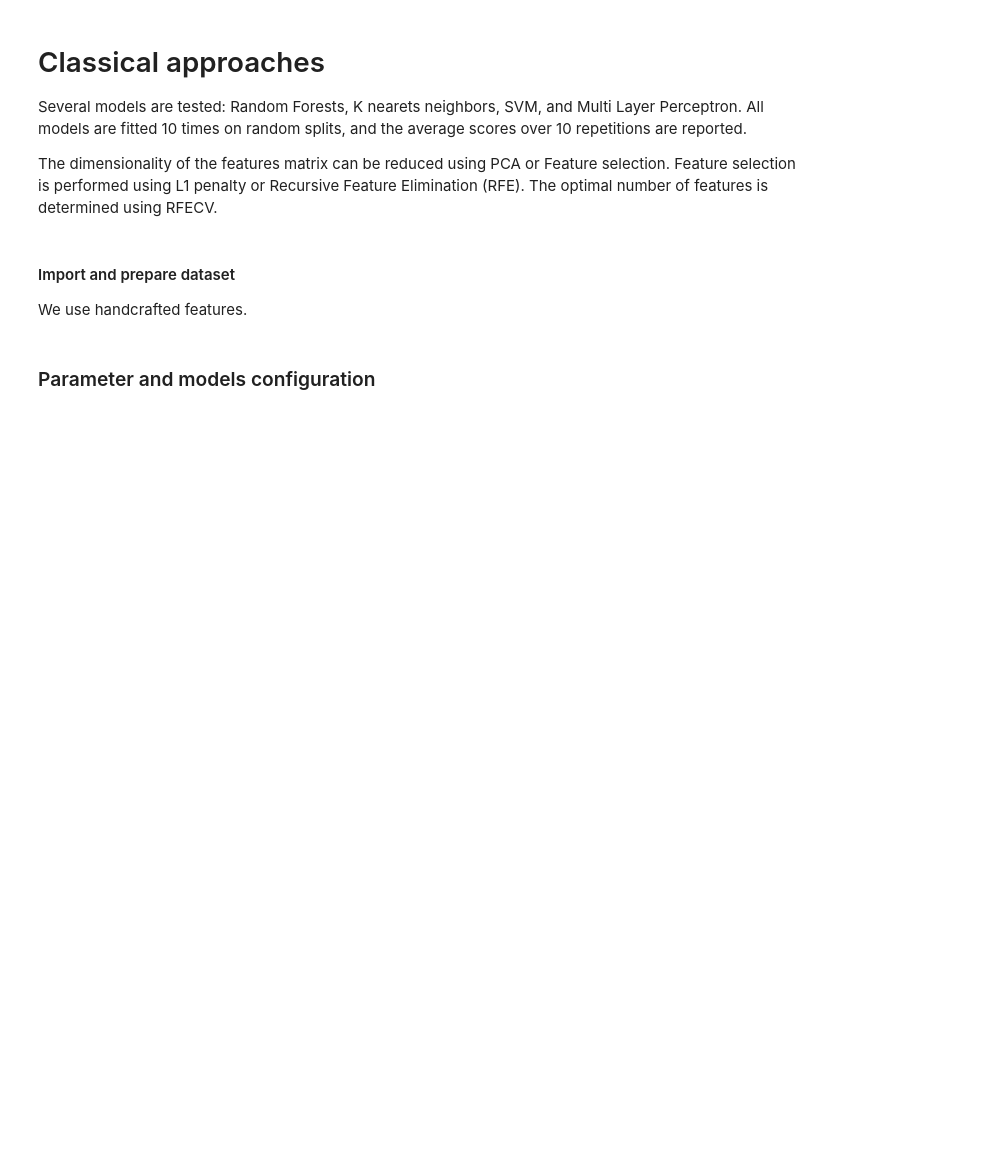
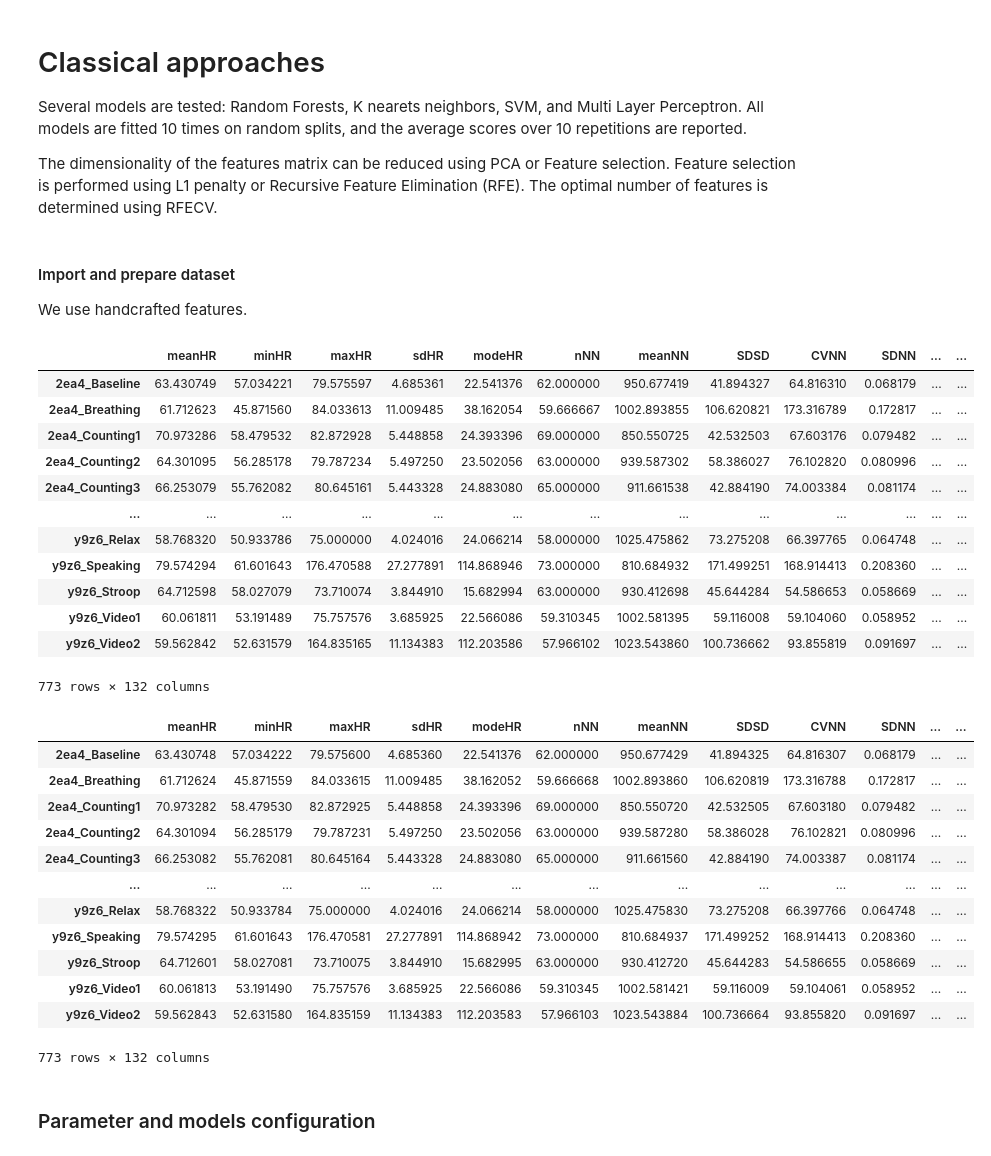
Before and after one commit to sergiodl-ubi/stressID, a Jupyter notebook: Classification/classification_physio.ipynb, the cells around one changed output. Saved outputs shown, nothing was run; the diff lists cells and outputs as text; code cells hidden in the pictures; blank space fills up the shorter version.

```diff
--- a/Classification/classification_physio.ipynb
+++ b/Classification/classification_physio.ipynb
@@ -106,7 +147,37 @@ The dimensionality of the features matrix can be reduced using PCA or Feature se
 We use handcrafted features.
 # %%
 X = pd.read_csv(f"{BASE_PATH}/{FEATURES_FILENAME}", sep=FEATURES_SEPARATOR, header=0, index_col=0)
-X
+display(X)
+for col in X.columns:
+    X[col] = X[col].astype(np.float32)
+display(X)
+# %% [output]
+|  | meanHR | minHR | maxHR | sdHR | modeHR | nNN | meanNN | SDSD | CVNN | SDNN | ... | ... |
+| 2ea4_Baseline | 63.430749 | 57.034221 | 79.575597 | 4.685361 | 22.541376 | 62.000000 | 950.677419 | 41.894327 | 64.816310 | 0.068179 | ... | ... |
+| 2ea4_Breathing | 61.712623 | 45.871560 | 84.033613 | 11.009485 | 38.162054 | 59.666667 | 1002.893855 | 106.620821 | 173.316789 | 0.172817 | ... | ... |
+| 2ea4_Counting1 | 70.973286 | 58.479532 | 82.872928 | 5.448858 | 24.393396 | 69.000000 | 850.550725 | 42.532503 | 67.603176 | 0.079482 | ... | ... |
+| 2ea4_Counting2 | 64.301095 | 56.285178 | 79.787234 | 5.497250 | 23.502056 | 63.000000 | 939.587302 | 58.386027 | 76.102820 | 0.080996 | ... | ... |
+| 2ea4_Counting3 | 66.253079 | 55.762082 | 80.645161 | 5.443328 | 24.883080 | 65.000000 | 911.661538 | 42.884190 | 74.003384 | 0.081174 | ... | ... |
+| ... | ... | ... | ... | ... | ... | ... | ... | ... | ... | ... | ... | ... |
+| y9z6_Relax | 58.768320 | 50.933786 | 75.000000 | 4.024016 | 24.066214 | 58.000000 | 1025.475862 | 73.275208 | 66.397765 | 0.064748 | ... | ... |
+| y9z6_Speaking | 79.574294 | 61.601643 | 176.470588 | 27.277891 | 114.868946 | 73.000000 | 810.684932 | 171.499251 | 168.914413 | 0.208360 | ... | ... |
+| y9z6_Stroop | 64.712598 | 58.027079 | 73.710074 | 3.844910 | 15.682994 | 63.000000 | 930.412698 | 45.644284 | 54.586653 | 0.058669 | ... | ... |
+| y9z6_Video1 | 60.061811 | 53.191489 | 75.757576 | 3.685925 | 22.566086 | 59.310345 | 1002.581395 | 59.116008 | 59.104060 | 0.058952 | ... | ... |
+| y9z6_Video2 | 59.562842 | 52.631579 | 164.835165 | 11.134383 | 112.203586 | 57.966102 | 1023.543860 | 100.736662 | 93.855819 | 0.091697 | ... | ... |
+773 rows × 132 columns
+|  | meanHR | minHR | maxHR | sdHR | modeHR | nNN | meanNN | SDSD | CVNN | SDNN | ... | ... |
+| 2ea4_Baseline | 63.430748 | 57.034222 | 79.575600 | 4.685360 | 22.541376 | 62.000000 | 950.677429 | 41.894325 | 64.816307 | 0.068179 | ... | ... |
+| 2ea4_Breathing | 61.712624 | 45.871559 | 84.033615 | 11.009485 | 38.162052 | 59.666668 | 1002.893860 | 106.620819 | 173.316788 | 0.172817 | ... | ... |
+| 2ea4_Counting1 | 70.973282 | 58.479530 | 82.872925 | 5.448858 | 24.393396 | 69.000000 | 850.550720 | 42.532505 | 67.603180 | 0.079482 | ... | ... |
+| 2ea4_Counting2 | 64.301094 | 56.285179 | 79.787231 | 5.497250 | 23.502056 | 63.000000 | 939.587280 | 58.386028 | 76.102821 | 0.080996 | ... | ... |
+| 2ea4_Counting3 | 66.253082 | 55.762081 | 80.645164 | 5.443328 | 24.883080 | 65.000000 | 911.661560 | 42.884190 | 74.003387 | 0.081174 | ... | ... |
+| ... | ... | ... | ... | ... | ... | ... | ... | ... | ... | ... | ... | ... |
+| y9z6_Relax | 58.768322 | 50.933784 | 75.000000 | 4.024016 | 24.066214 | 58.000000 | 1025.475830 | 73.275208 | 66.397766 | 0.064748 | ... | ... |
+| y9z6_Speaking | 79.574295 | 61.601643 | 176.470581 | 27.277891 | 114.868942 | 73.000000 | 810.684937 | 171.499252 | 168.914413 | 0.208360 | ... | ... |
+| y9z6_Stroop | 64.712601 | 58.027081 | 73.710075 | 3.844910 | 15.682995 | 63.000000 | 930.412720 | 45.644283 | 54.586655 | 0.058669 | ... | ... |
+| y9z6_Video1 | 60.061813 | 53.191490 | 75.757576 | 3.685925 | 22.566086 | 59.310345 | 1002.581421 | 59.116009 | 59.104061 | 0.058952 | ... | ... |
+| y9z6_Video2 | 59.562843 | 52.631580 | 164.835159 | 11.134383 | 112.203583 | 57.966103 | 1023.543884 | 100.736664 | 93.855820 | 0.091697 | ... | ... |
+773 rows × 132 columns
 # %%
 # Selecting rows that actually have entries in "labels" file
 idx = list(X.merge(labels, left_index= True, right_index=True).index)
```
Also changed, not shown: parts of 6 cells of this notebook, 1 other file.
